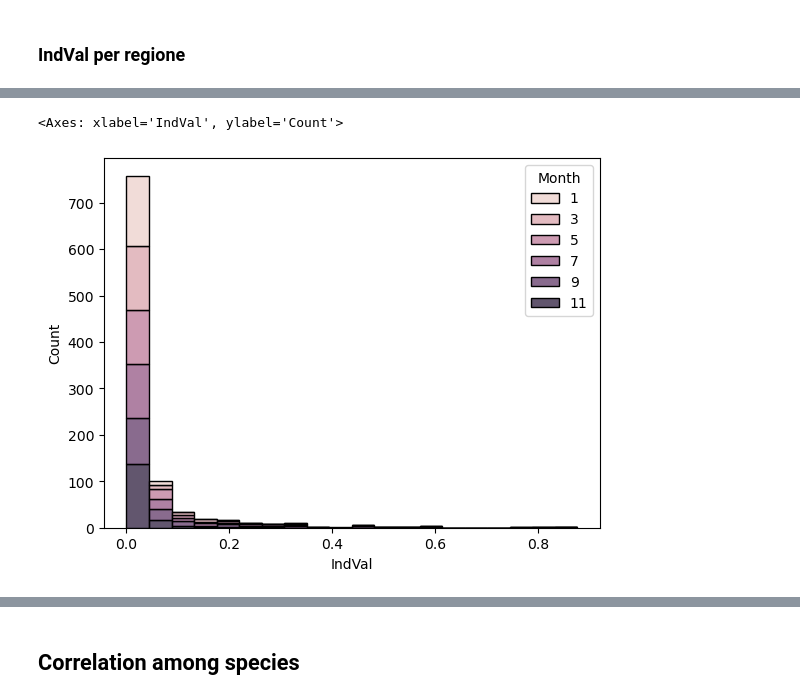
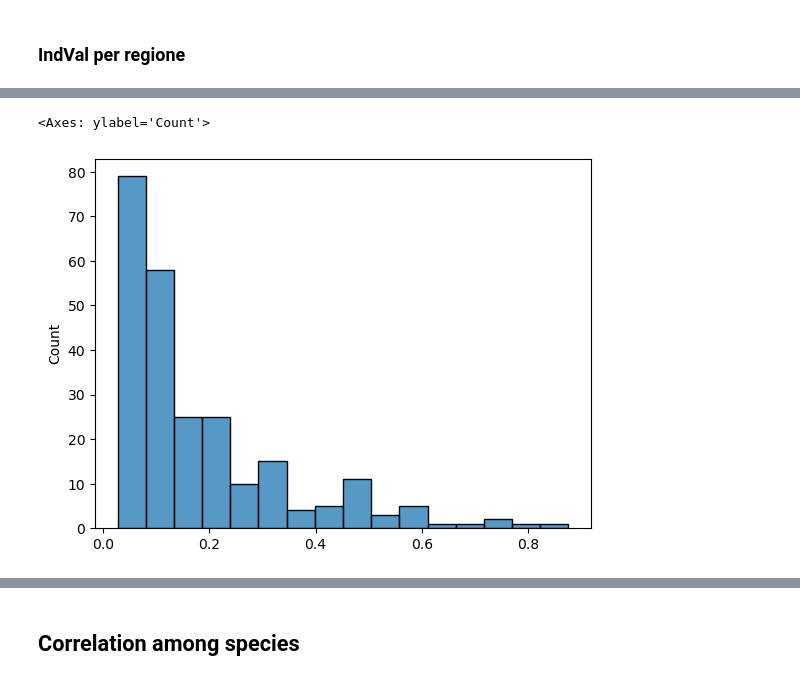
Before and after one commit to Alberto-Ghedin/ISPRA_20152017_Analysis, a Jupyter notebook: Report_with_outliers.ipynb, the cells around one changed output, grey strips where cells are left out. Drawn from its saved outputs; the diff is of its cells as text; code cells hidden in the pictures.

```diff
--- a/Report_with_outliers.ipynb
+++ b/Report_with_outliers.ipynb
@@ -911,13 +680,8 @@ sns.histplot(test.stack().groupby(by = "Taxon").max())
-# %%
-sns.histplot(test.stack().to_frame("IndVal"),
-             x = "IndVal",
-             hue = "Month",
-             multiple = "stack",
-             bins = 20
-)
-# %% [output]
-<Axes: xlabel='IndVal', ylabel='Count'>
-[figure, removed]
+# %%
+sns.histplot(Ind_val_fvg.max_values)
+# %% [output]
+<Axes: ylabel='Count'>
+[figure, added]
 # %%
 #bounds = [0, 0.05, 1]
 #cm = cmaps.get_cmap("magma").resampled(len(bounds)-1)
```
Also changed, not shown: parts of 45 cells of this notebook, 4 other files.
